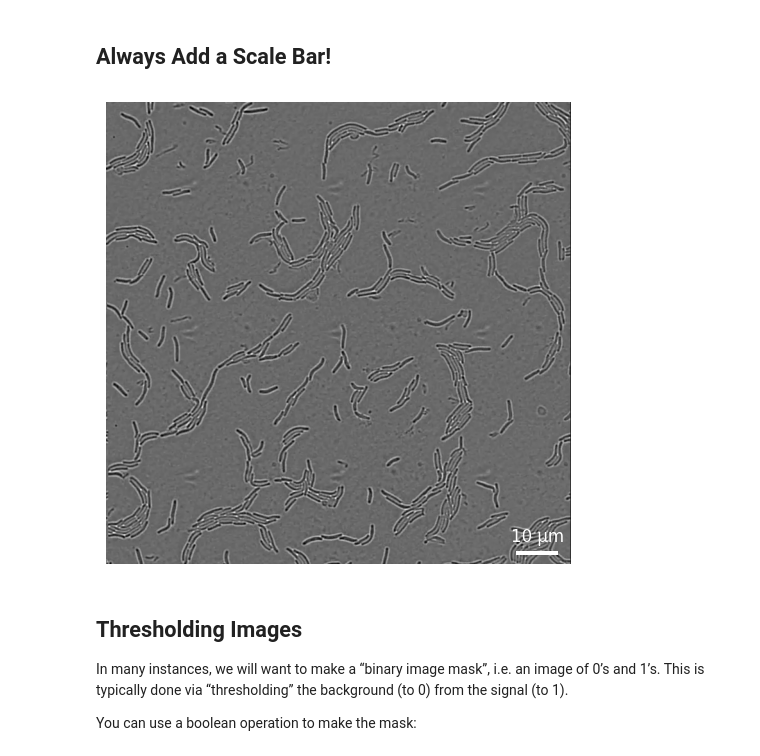
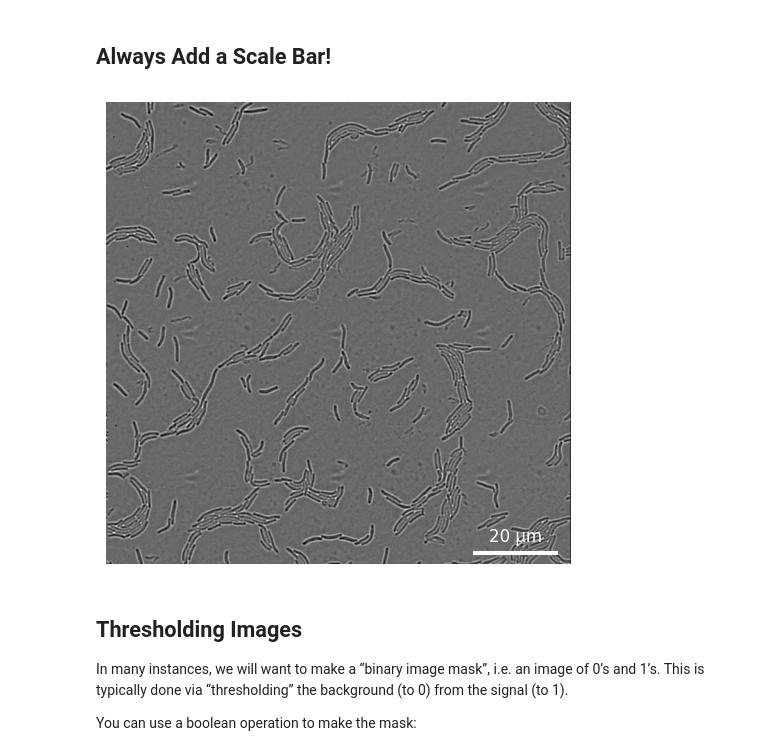
Before and after one commit to dgodovich/MOL518-Intro-to-Data-Analysis, a Jupyter notebook: Lecture_31/BPY518_Lecture31_solutions.ipynb, the cells around one changed output. Saved outputs shown, nothing was run; the diff lists cells and outputs as text; code cells hidden in the pictures.

```diff
--- a/Lecture_31/BPY518_Lecture31_solutions.ipynb
+++ b/Lecture_31/BPY518_Lecture31_solutions.ipynb
@@ -182,34 +182,34 @@ Camera pixel size + magnification (objective+projection)
 # %%
 import matplotlib.patches as patches
 # patches is a for drawing shapes like rectangles, circles...
 
 # Image dimensions
 height, width = Myxoimage.shape
 
 # Scale bar properties
 pixel_size_nm = 150  # Pixel size in nanometers
-scale_bar_length_um = 10  # Desired scale bar length in microns
+scale_bar_length_um = 20  # Desired scale bar length in microns
 scale_bar_length_pixels = int((scale_bar_length_um * 1000) / pixel_size_nm)
 scale_bar_text = f"{scale_bar_length_um} μm"
 bar_x = width - scale_bar_length_pixels - 20  # 20 pixels from the right
 bar_y = height - 20  # 20 pixels from the bottom
 
 fig, ax = plt.subplots(figsize=(6, 6))
 ax.imshow(Myxoimage, cmap="gray")
 ax.axis("off")
 
 # Add scale bar (white rectangle)
 scale_bar = patches.Rectangle((bar_x, bar_y), scale_bar_length_pixels, 5,
                              color="white", lw=0)  # 5-pixel height
 ax.add_patch(scale_bar)
 
 # Add scale bar label
 ax.text(bar_x + scale_bar_length_pixels / 2, bar_y - 10, scale_bar_text,
         color="white", fontsize=12, ha="center", va="bottom")
 
 plt.show()
 # %% [output]
-[figure, old version]
+[figure, new version]
 # %% [markdown]
 ## Thresholding Images
 
```
Also changed, not shown: 2 other files.
